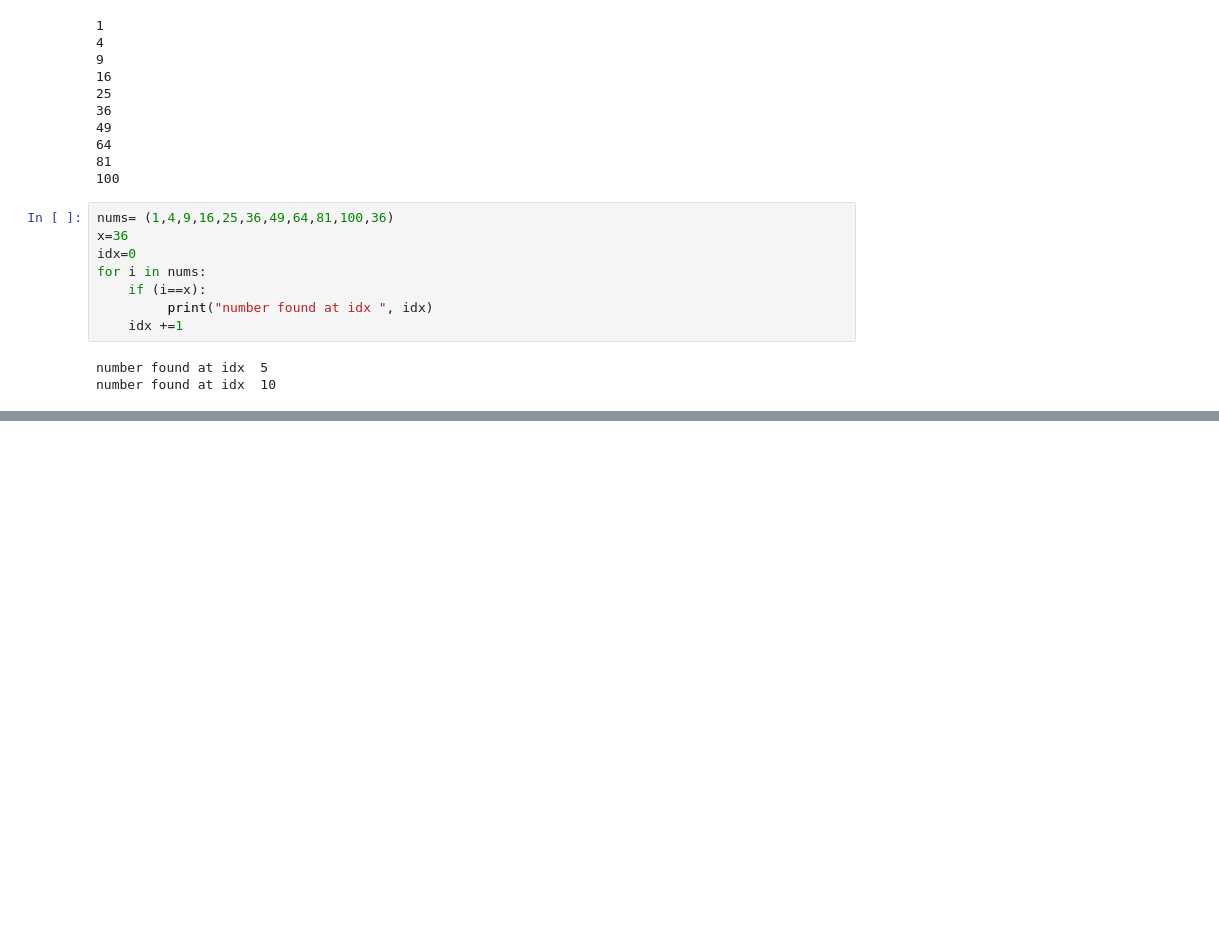
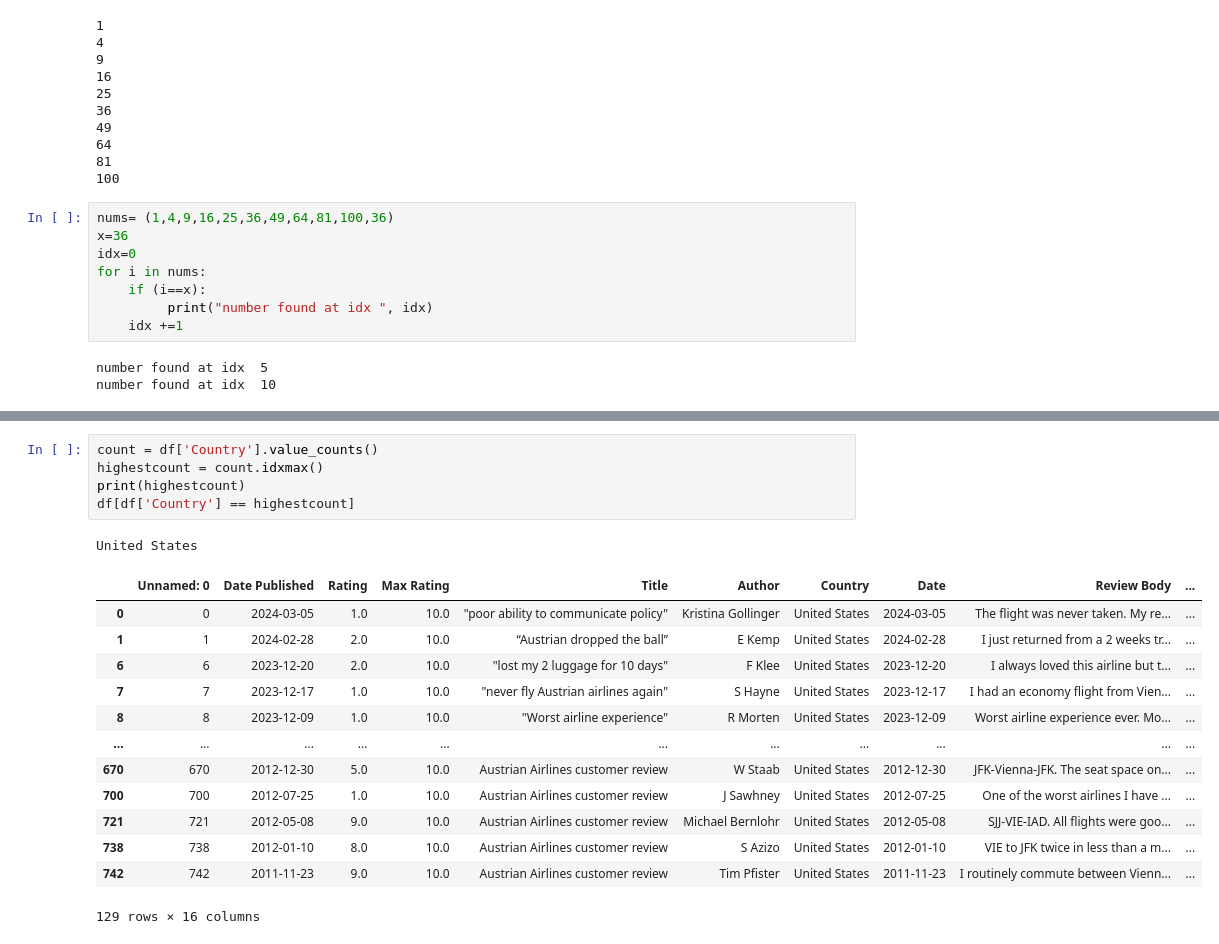
Before and after one commit to harshilgohil04/Daily-practice, a Jupyter notebook: test.ipynb, the cells around one changed output, grey strips where cells are left out. Cells and saved outputs as stored; diff of their text form; blank space fills up the shorter version.

```diff
--- a/test.ipynb
+++ b/test.ipynb
@@ -411,0 +466,20 @@ number found at idx  10
+# %%
+count = df['Country'].value_counts()
+highestcount = count.idxmax()
+print(highestcount)
+df[df['Country'] == highestcount]
+# %% [output]
+United States
+|  | Unnamed: 0 | Date Published | Rating | Max Rating | Title | Author | Country | Date | Review Body | ... |
+| 0 | 0 | 2024-03-05 | 1.0 | 10.0 | "poor ability to communicate policy" | Kristina Gollinger | United States | 2024-03-05 | The flight was never taken. My re... | ... |
+| 1 | 1 | 2024-02-28 | 2.0 | 10.0 | “Austrian dropped the ball” | E Kemp | United States | 2024-02-28 | I just returned from a 2 weeks tr... | ... |
+| 6 | 6 | 2023-12-20 | 2.0 | 10.0 | "lost my 2 luggage for 10 days" | F Klee | United States | 2023-12-20 | I always loved this airline but t... | ... |
+| 7 | 7 | 2023-12-17 | 1.0 | 10.0 | "never fly Austrian airlines again" | S Hayne | United States | 2023-12-17 | I had an economy flight from Vien... | ... |
+| 8 | 8 | 2023-12-09 | 1.0 | 10.0 | "Worst airline experience" | R Morten | United States | 2023-12-09 | Worst airline experience ever. Mo... | ... |
+| ... | ... | ... | ... | ... | ... | ... | ... | ... | ... | ... |
+| 670 | 670 | 2012-12-30 | 5.0 | 10.0 | Austrian Airlines customer review | W Staab | United States | 2012-12-30 | JFK-Vienna-JFK. The seat space on... | ... |
+| 700 | 700 | 2012-07-25 | 1.0 | 10.0 | Austrian Airlines customer review | J Sawhney | United States | 2012-07-25 | One of the worst airlines I have ... | ... |
+| 721 | 721 | 2012-05-08 | 9.0 | 10.0 | Austrian Airlines customer review | Michael Bernlohr | United States | 2012-05-08 | SJJ-VIE-IAD. All flights were goo... | ... |
+| 738 | 738 | 2012-01-10 | 8.0 | 10.0 | Austrian Airlines customer review | S Azizo | United States | 2012-01-10 | VIE to JFK twice in less than a m... | ... |
+| 742 | 742 | 2011-11-23 | 9.0 | 10.0 | Austrian Airlines customer review | Tim Pfister | United States | 2011-11-23 | I routinely commute between Vienn... | ... |
+129 rows × 16 columns
```
Also changed, not shown: parts of 24 cells of this notebook, 15 other files.
